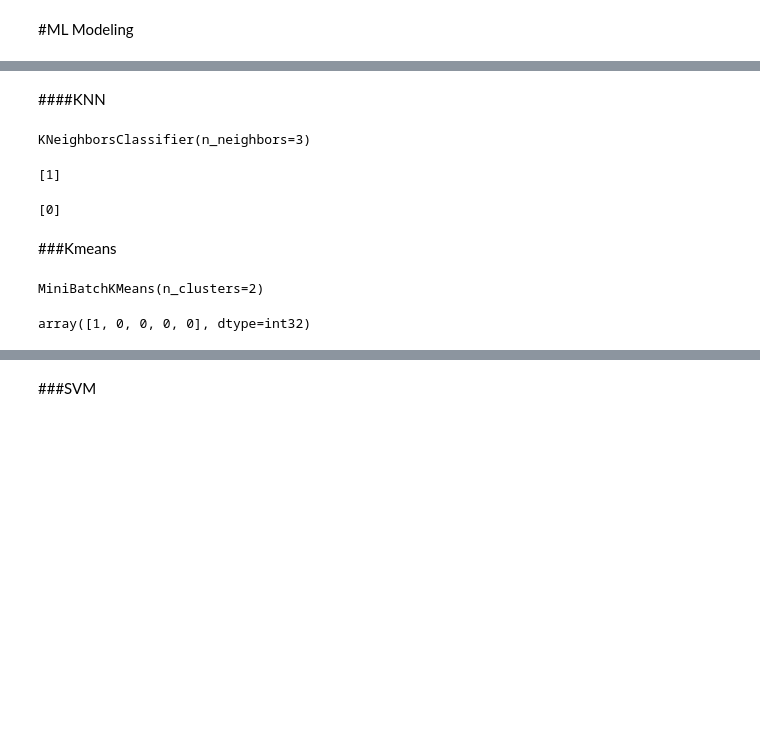
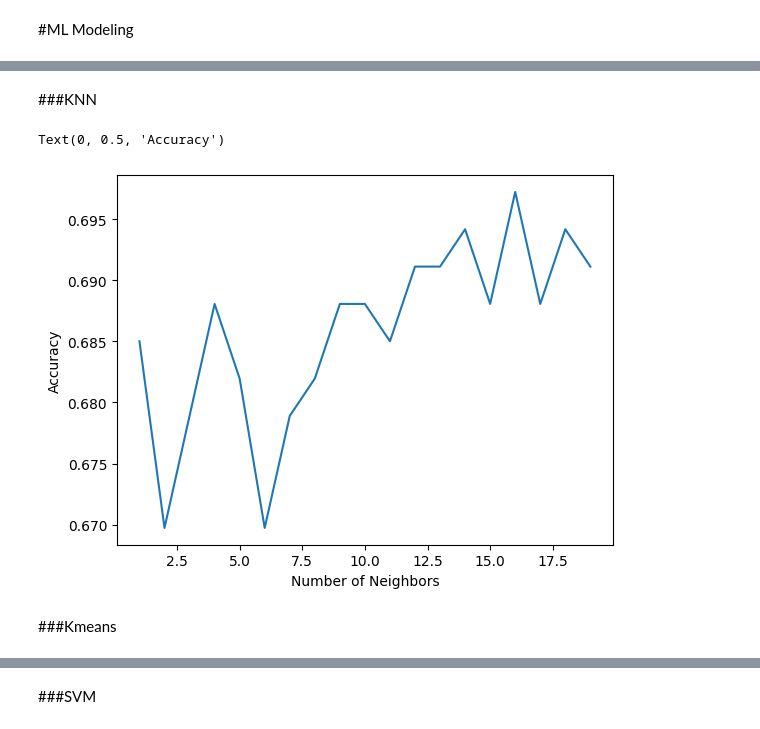
Before and after one commit to Debapriya-Tula/Metastatic-tissue-classification, a Jupyter notebook: Udbhav_BIOENGR_M209_Project_Code.ipynb, the cells around one changed output, grey strips where cells are left out. Saved outputs shown, nothing was run; the diff lists cells and outputs as text; code cells hidden in the pictures; blank space fills up the shorter version.

```diff
--- a/Udbhav_BIOENGR_M209_Project_Code.ipynb
+++ b/Udbhav_BIOENGR_M209_Project_Code.ipynb
@@ -646,16 +737,18 @@ for i in range(len(sample_images)):
 # %%
-n_samples = len(train_images_list)
+n_train_samples = len(train_images_list)
 x_train = np.array(train_images_list)
-x_train = x_train.reshape((n_samples, -1))
+x_train = x_train.reshape((n_train_samples, -1))
 
-x_test = np.array(test_images_list)
-x_test = x_test.reshape((1, -1))
+n_validation_samples = len(validation_images_list)
+x_val = np.array(validation_images_list)
+x_val = x_val.reshape((n_validation_samples, -1))
 # %%
 y_train = []
-y_test = []
-for i in range(len(sample_labels)):
-  if i != 0:
-    y_train.append(sample_labels[i][0][0][0])
-  else:
-    y_test.append(sample_labels[i][0][0][0])
+y_val = []
+for i in range(len(sample_training_labels)):
+  y_train.append(sample_training_labels[i][0][0][0])
+for i in range(len(sample_validation_labels)):
+  y_val.append(sample_validation_labels[i][0][0][0])
+
 y_train = np.array(y_train)
+y_val = np.array(y_val)
@@ -662,28 +757,26 @@ y_train = np.array(y_train)
 # %% [markdown]
-####KNN
+###KNN
-# %%
-from sklearn.neighbors import KNeighborsClassifier
-neigh = KNeighborsClassifier(n_neighbors=3)
-neigh.fit(x_train, y_train)
-# %% [output]
-KNeighborsClassifier(n_neighbors=3)
-# %%
-print(neigh.predict(x_test))
-# %% [output]
-[1]
-# %%
-print(y_test)
-# %% [output]
-[0]
+# %%
+from sklearn.neighbors import KNeighborsClassifier
+from sklearn.metrics import accuracy_score
+neigh = KNeighborsClassifier(n_neighbors=3)
+neigh.fit(x_train, y_train)
+
+k_list = []
+accuracy_list = []
+for n in range(1,20):
+  k_list.append(n)
+  neigh = KNeighborsClassifier(n_neighbors=n)
+  neigh.fit(x_train, y_train)
+  y_pred_neigh = neigh.predict(x_val)
+  accuracy_list.append(accuracy_score(y_val, y_pred_neigh))
+# %%
+import matplotlib.pyplot as plt
+plt.plot(k_list, accuracy_list)
+plt.xlabel("Number of Neighbors")
+plt.ylabel("Accuracy")
+# %% [output]
+Text(0, 0.5, 'Accuracy')
+[figure, added]
 # %% [markdown]
 ###Kmeans
-# %%
-from sklearn.cluster import MiniBatchKMeans
-kmeans = MiniBatchKMeans(n_clusters = 2)
-kmeans.fit(x_train)
-# %% [output]
-MiniBatchKMeans(n_clusters=2)
-# %%
-kmeans.labels_
-# %% [output]
-array([1, 0, 0, 0, 0], dtype=int32)
```
Also changed, not shown: parts of 24 cells of this notebook.
